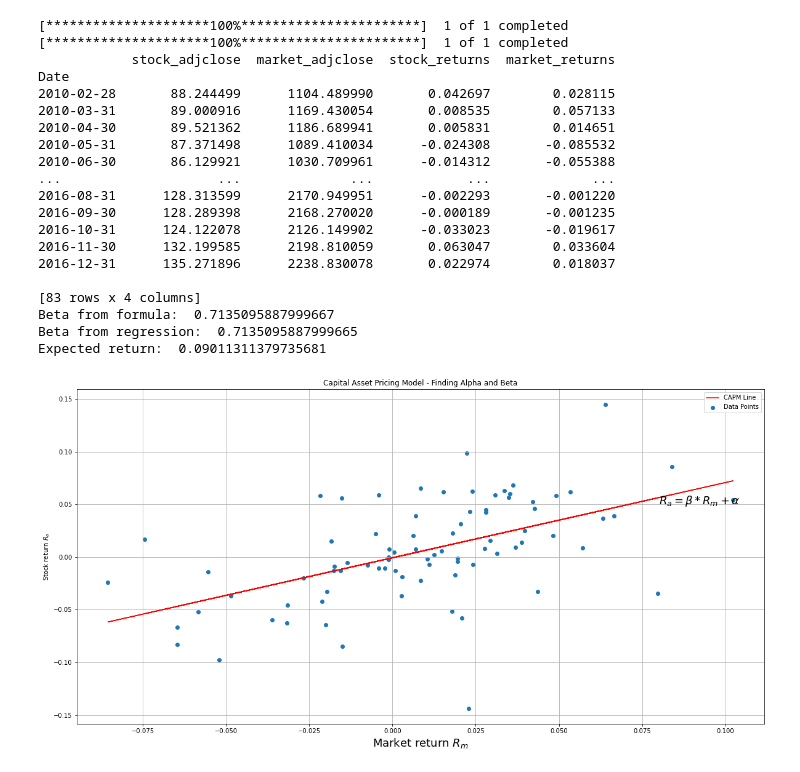
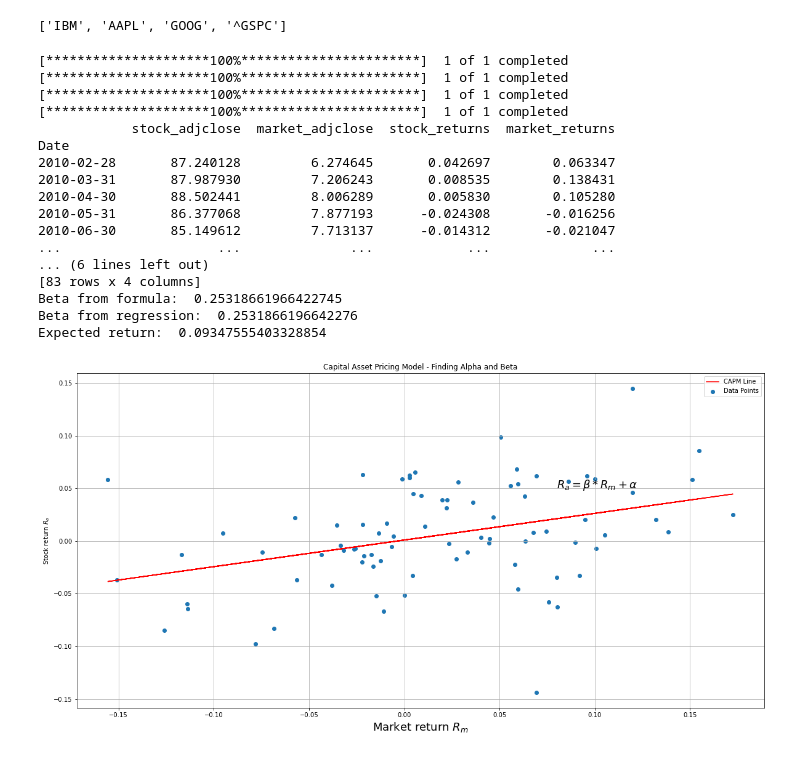
Before and after one commit to scottslusher/Portfolio-Builder, a Jupyter notebook: workflow/Capital_Asset_Pricing_Model.ipynb, the cells around one changed output. Cells and saved outputs as stored; diff of their text form; code cells hidden in the pictures.

```diff
--- a/workflow/Capital_Asset_Pricing_Model.ipynb
+++ b/workflow/Capital_Asset_Pricing_Model.ipynb
@@ -81,31 +81,36 @@ class CAPM:
         plt.legend()
         plt.grid(True)
         plt.show()
+# %%
+stocks = ['IBM', 'AAPL', 'GOOG']
+stocks.append('^GSPC')
+print(stocks)
+# %% [output]
+['IBM', 'AAPL', 'GOOG', '^GSPC']
 # %%
 if __name__ == '__main__':
-    capm = CAPM(['IBM', '^GSPC'], '2010-01-01', '2017-01-01')
+    stocks = ['IBM', 'AAPL', 'GOOG']
+    stocks.append('^GSPC')
+    capm = CAPM(stocks, '2010-01-01', '2017-01-01')
     capm.initialize()
     capm.calculate_beta()
     capm.regression()
 # %% [output]
+[*********************100%***********************]  1 of 1 completed
+[*********************100%***********************]  1 of 1 completed
 [*********************100%***********************]  1 of 1 completed
 [*********************100%***********************]  1 of 1 completed
             stock_adjclose  market_adjclose  stock_returns  market_returns
 Date
-2010-02-28       88.244499      1104.489990       0.042697        0.028115
-2010-03-31       89.000916      1169.430054       0.008535        0.057133
-2010-04-30       89.521362      1186.689941       0.005831        0.014651
-2010-05-31       87.371498      1089.410034      -0.024308       -0.085532
-2010-06-30       86.129921      1030.709961      -0.014312       -0.055388
+2010-02-28       87.240128         6.274645       0.042697        0.063347
+2010-03-31       87.987930         7.206243       0.008535        0.138431
+2010-04-30       88.502441         8.006289       0.005830        0.105280
+2010-05-31       86.377068         7.877193      -0.024308       -0.016256
+2010-06-30       85.149612         7.713137      -0.014312       -0.021047
 ...                    ...              ...            ...             ...
-2016-08-31      128.313599      2170.949951      -0.002293       -0.001220
-2016-09-30      128.289398      2168.270020      -0.000189       -0.001235
-2016-10-31      124.122078      2126.149902      -0.033023       -0.019617
-2016-11-30      132.199585      2198.810059       0.063047        0.033604
-2016-12-31      135.271896      2238.830078       0.022974        0.018037
-
+... (6 lines left out)
 [83 rows x 4 columns]
-Beta from formula:  0.7135095887999667
-Beta from regression:  0.7135095887999665
-Expected return:  0.09011311379735681
+Beta from formula:  0.25318661966422745
+Beta from regression:  0.2531866196642276
+Expected return:  0.09347555403328854
-[figure, old version]
+[figure, new version]
```
Also changed, not shown: 5 other files.
